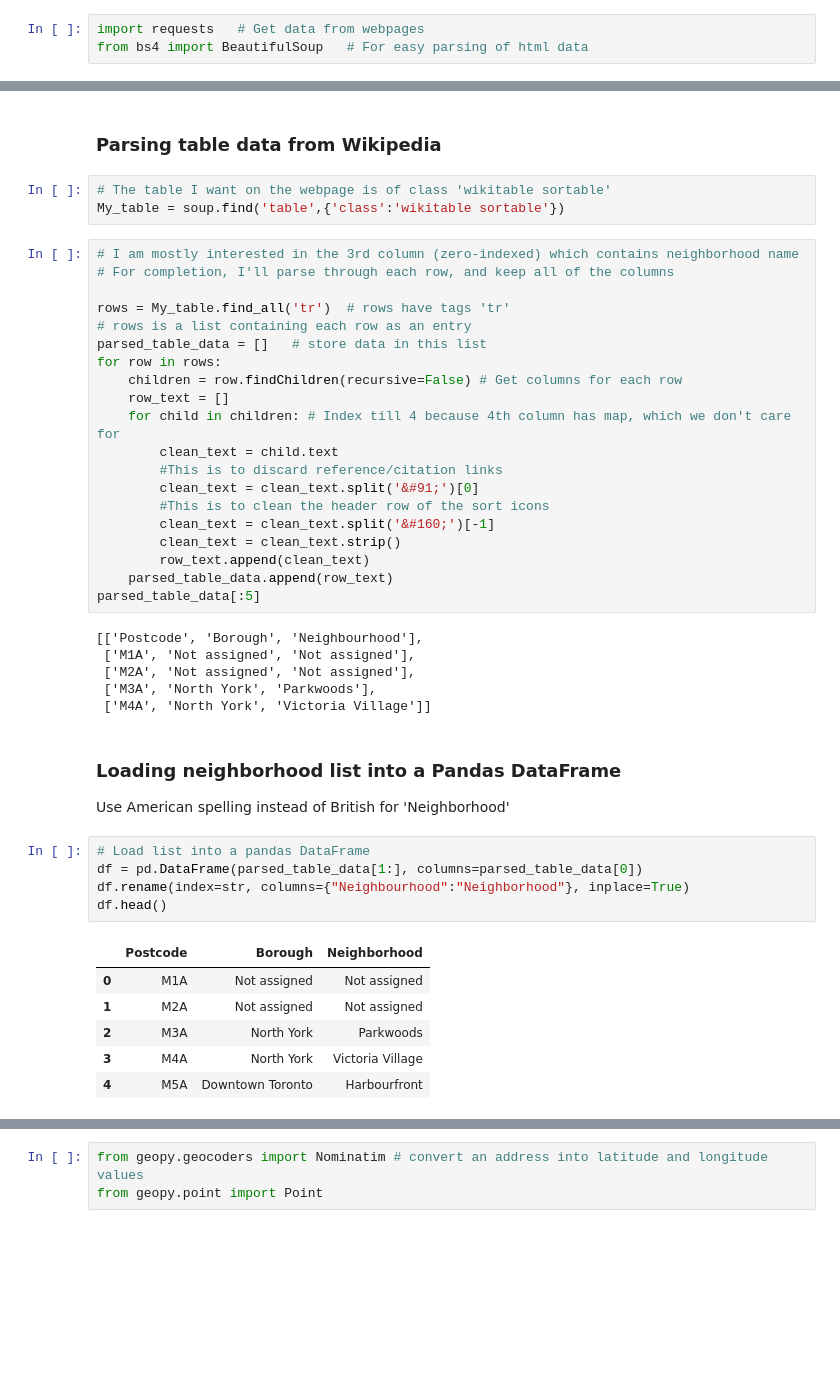
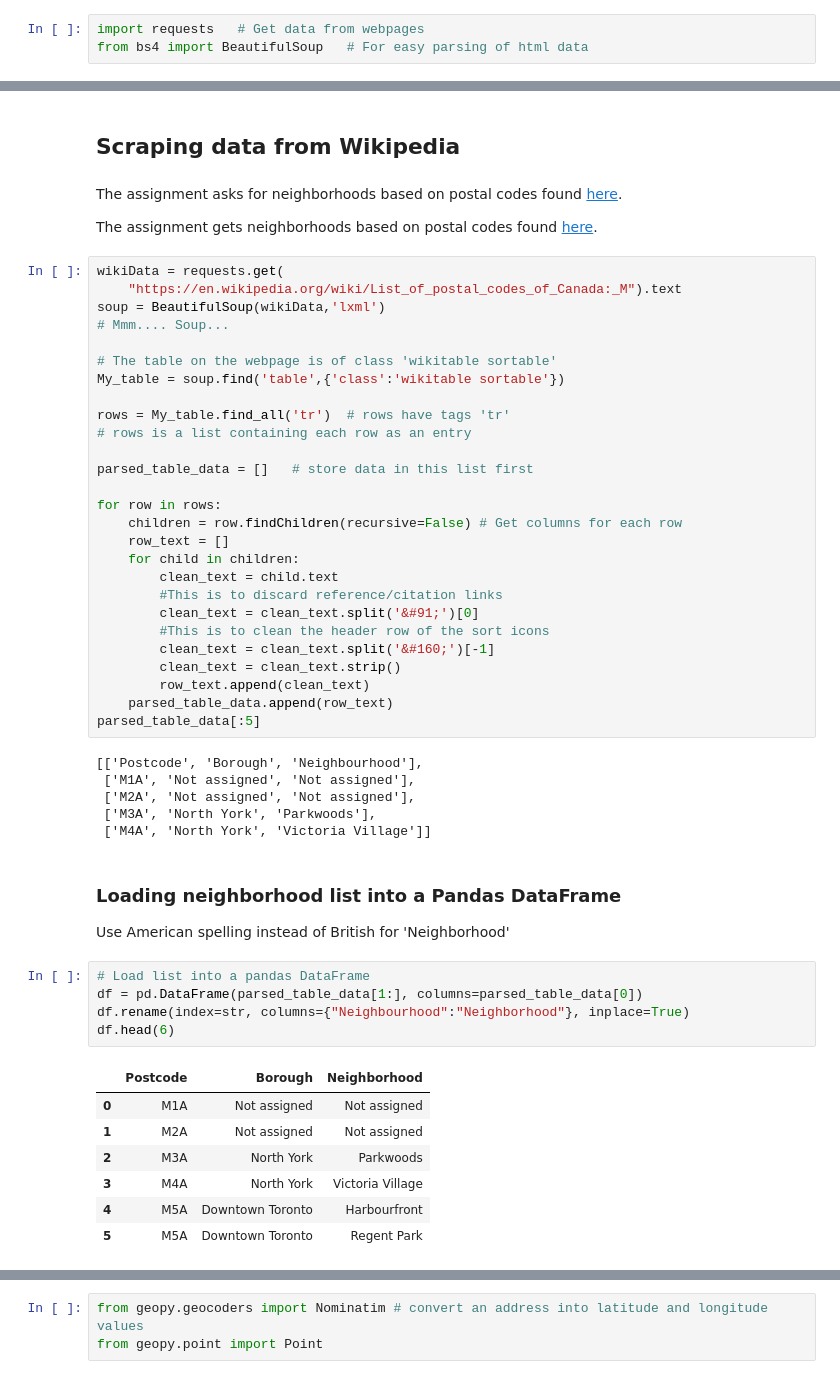
Before and after one commit to saba-vadarevu/IBM-dataScience-Capstone, a Jupyter notebook: IBM_DataScience_Capstone.ipynb, the cells around one changed output, grey strips where cells are left out. Saved outputs shown, nothing was run; the diff lists cells and outputs as text; blank space fills up the shorter version.

```diff
--- a/IBM_DataScience_Capstone.ipynb
+++ b/IBM_DataScience_Capstone.ipynb
@@ -31,19 +37,27 @@ soup = BeautifulSoup(wikiData,'lxml')
 # %% [markdown]
-### Parsing table data from Wikipedia
+## Scraping data from Wikipedia
-# %%
-# The table I want on the webpage is of class 'wikitable sortable'
-My_table = soup.find('table',{'class':'wikitable sortable'})
+# %% [markdown]
+The assignment asks for neighborhoods based on postal codes found [here](https://en.wikipedia.org/wiki/List_of_postal_codes_of_Canada:_M).
+
+The assignment gets neighborhoods based on postal codes found [here](https://en.wikipedia.org/wiki/List_of_postal_codes_of_Canada:_M).
 # %%
-# I am mostly interested in the 3rd column (zero-indexed) which contains neighborhood name
-# For completion, I'll parse through each row, and keep all of the columns
+wikiData = requests.get(
+    "https://en.wikipedia.org/wiki/List_of_postal_codes_of_Canada:_M").text
+soup = BeautifulSoup(wikiData,'lxml')
+# Mmm.... Soup...
+
+# The table on the webpage is of class 'wikitable sortable'
+My_table = soup.find('table',{'class':'wikitable sortable'})
 
 rows = My_table.find_all('tr')  # rows have tags 'tr'
 # rows is a list containing each row as an entry
-parsed_table_data = []   # store data in this list
+
+parsed_table_data = []   # store data in this list first
+
 for row in rows:
     children = row.findChildren(recursive=False) # Get columns for each row
     row_text = []
-    for child in children: # Index till 4 because 4th column has map, which we don't care for
+    for child in children:
         clean_text = child.text
         #This is to discard reference/citation links
         clean_text = clean_text.split('&#91;')[0]
@@ -66,12 +80,13 @@ Use American spelling instead of British for 'Neighborhood'
 # %%
 # Load list into a pandas DataFrame
 df = pd.DataFrame(parsed_table_data[1:], columns=parsed_table_data[0])
 df.rename(index=str, columns={"Neighbourhood":"Neighborhood"}, inplace=True)
-df.head()
+df.head(6)
 # %% [output]
 |  | Postcode | Borough | Neighborhood |
 | 0 | M1A | Not assigned | Not assigned |
 | 1 | M2A | Not assigned | Not assigned |
 | 2 | M3A | North York | Parkwoods |
 | 3 | M4A | North York | Victoria Village |
 | 4 | M5A | Downtown Toronto | Harbourfront |
+| 5 | M5A | Downtown Toronto | Regent Park |
```
Also changed, not shown: parts of 52 cells of this notebook.
